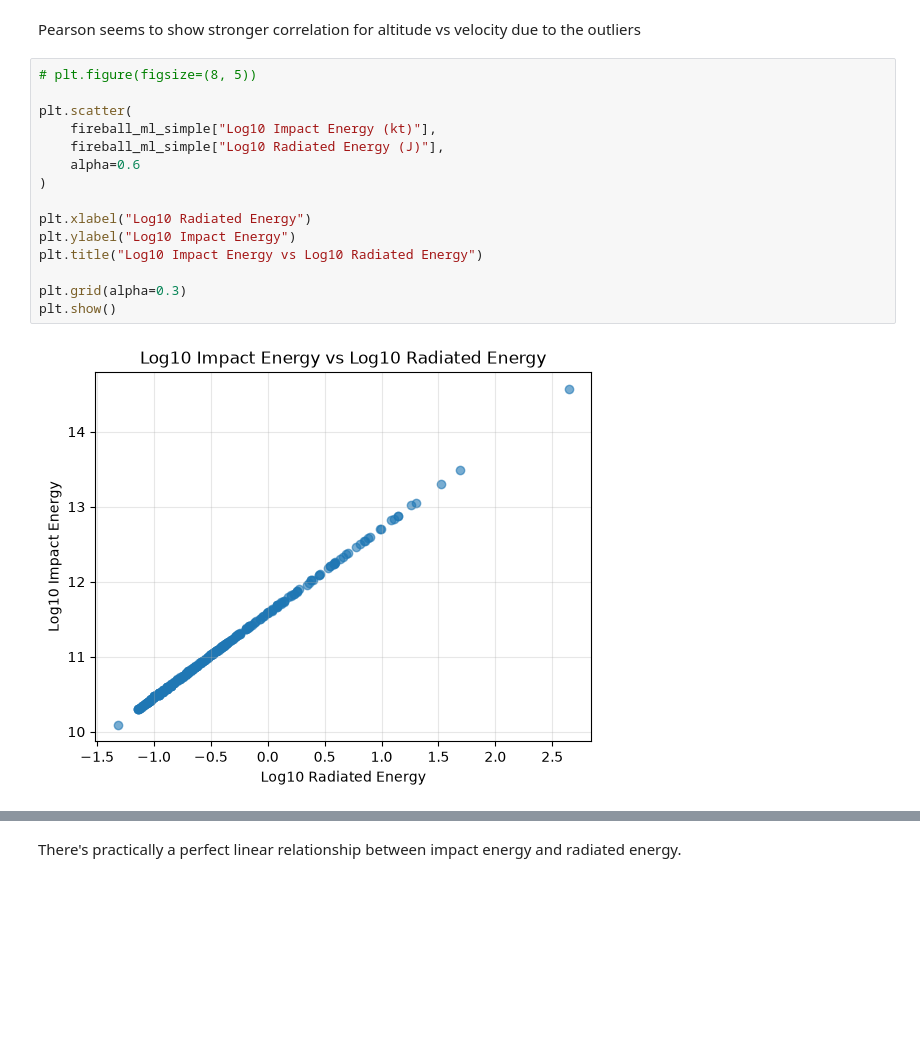
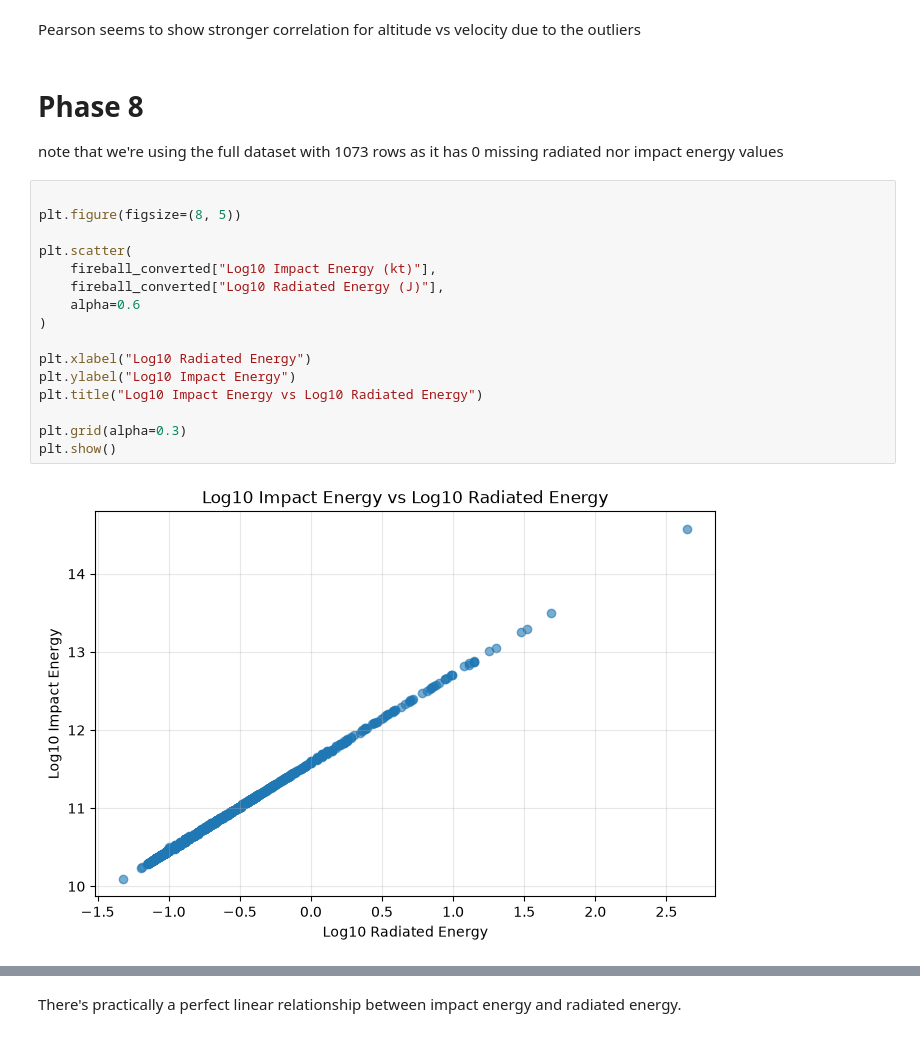
Before and after one commit to SepeZeus/TBA, a Jupyter notebook: fireball.ipynb, the cells around one changed output, grey strips where cells are left out. Drawn from its saved outputs; the diff is of its cells as text; blank space fills up the shorter version.

Commit message:
Phase 9 done

```diff
--- a/fireball.ipynb
+++ b/fireball.ipynb
@@ -407,23 +407,27 @@ Velocity Magnitude (km/s) vs Calculated Total Impact Energy (kt)
   Spearman: 0.025
 # %% [markdown]
 Pearson seems to show stronger correlation for altitude vs velocity due to the outliers
+# %% [markdown]
+# Phase 8
+note that we're using the full dataset with 1073 rows as it has 0 missing radiated nor impact energy values
 # %%
-# plt.figure(figsize=(8, 5))
+
+plt.figure(figsize=(8, 5))
 
 plt.scatter(
-    fireball_ml_simple["Log10 Impact Energy (kt)"],
-    fireball_ml_simple["Log10 Radiated Energy (J)"],
+    fireball_converted["Log10 Impact Energy (kt)"],
+    fireball_converted["Log10 Radiated Energy (J)"],
     alpha=0.6
 )
 
 plt.xlabel("Log10 Radiated Energy")
 plt.ylabel("Log10 Impact Energy")
 plt.title("Log10 Impact Energy vs Log10 Radiated Energy")
 
 plt.grid(alpha=0.3)
 plt.show()
 # %% [output]
-[figure, old version]
+[figure, new version]
 # %%
 from sklearn.model_selection import train_test_split
 from sklearn.linear_model import LinearRegression
```
Also changed, not shown: parts of 5 cells of this notebook.
